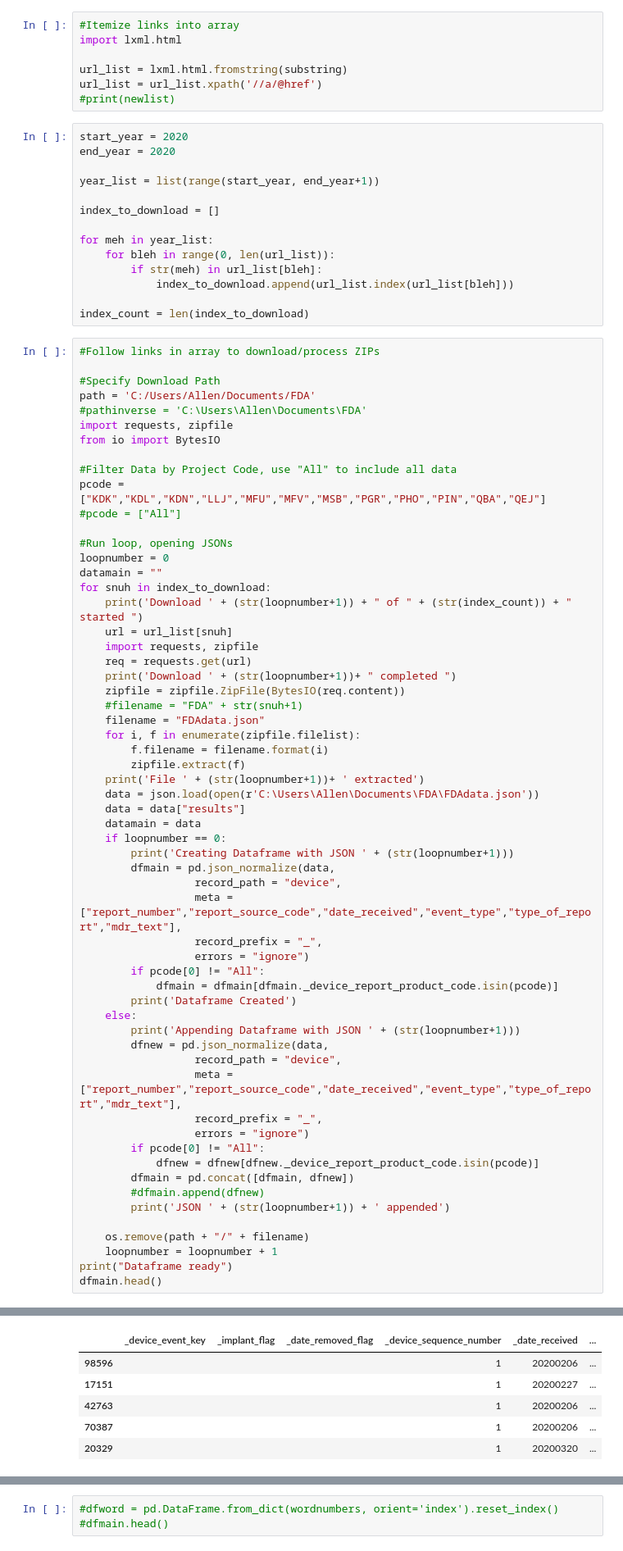
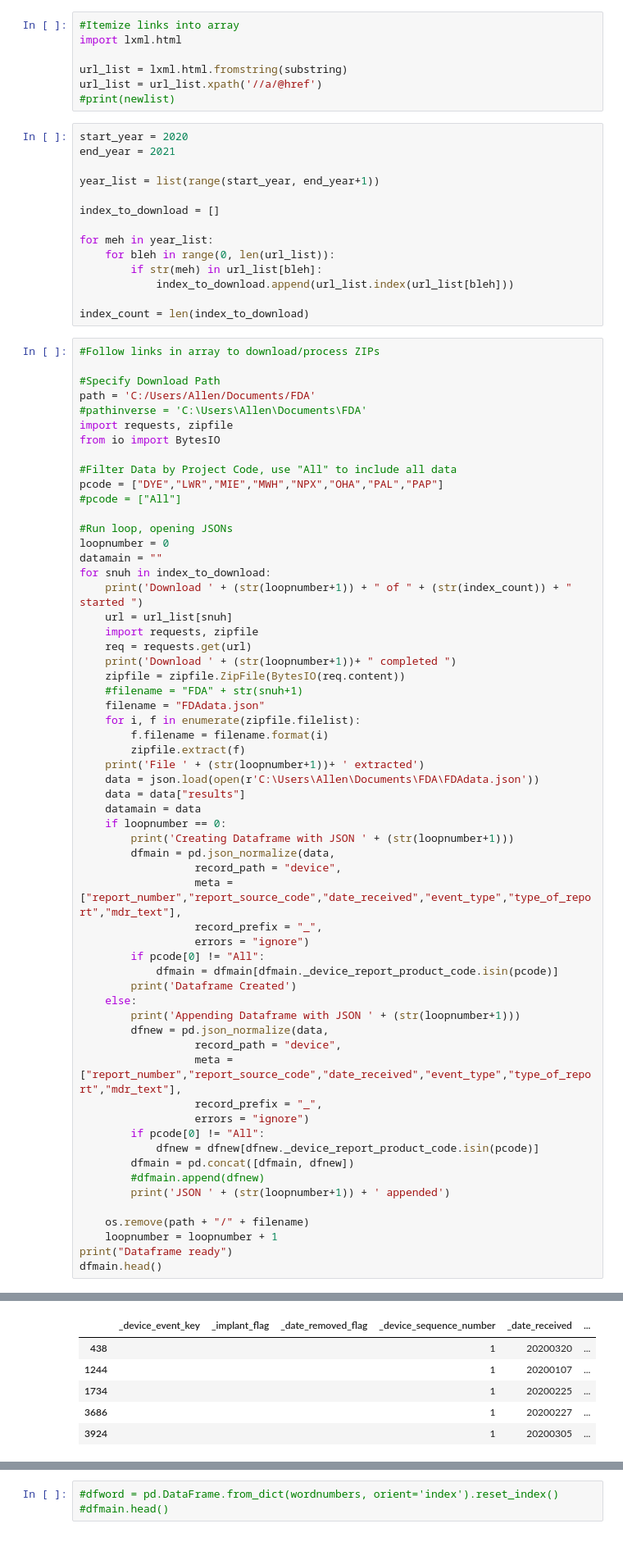
Before and after one commit to allenbutt/FDA, a Jupyter notebook: FDA.ipynb, the cells around one changed output, grey strips where cells are left out. Shown at 82% size. Cells and saved outputs as stored; diff of their text form.

```diff
--- a/FDA.ipynb
+++ b/FDA.ipynb
@@ -133,7 +139,7 @@ url_list = url_list.xpath('//a/@href')
 #print(newlist)
 # %%
 start_year = 2020
-end_year = 2020
+end_year = 2021
 
 year_list = list(range(start_year, end_year+1))
 
@@ -155,7 +161,7 @@ import requests, zipfile
 from io import BytesIO
 
 #Filter Data by Project Code, use "All" to include all data
-pcode = ["KDK","KDL","KDN","LLJ","MFU","MFV","MSB","PGR","PHO","PIN","QBA","QEJ"]
+pcode = ["DYE","LWR","MIE","MWH","NPX","OHA","PAL","PAP"]
 #pcode = ["All"]
 
 #Run loop, opening JSONs
@@ -224,10 +230,10 @@ JSON 17 appended
 Dataframe ready
 |  | _device_event_key | _implant_flag | _date_removed_flag | _device_sequence_number | _date_received | ... |
-| 98596 |  |  |  | 1 | 20200206 | ... |
-| 17151 |  |  |  | 1 | 20200227 | ... |
-| 42763 |  |  |  | 1 | 20200206 | ... |
-| 70387 |  |  |  | 1 | 20200206 | ... |
-| 20329 |  |  |  | 1 | 20200320 | ... |
+| 438 |  |  |  | 1 | 20200320 | ... |
+| 1244 |  |  |  | 1 | 20200107 | ... |
+| 1734 |  |  |  | 1 | 20200225 | ... |
+| 3686 |  |  |  | 1 | 20200227 | ... |
+| 3924 |  |  |  | 1 | 20200305 | ... |
 5 rows × 40 columns
 # %%
 #dfmain.info()
```
Also changed, not shown: parts of 13 cells of this notebook.
